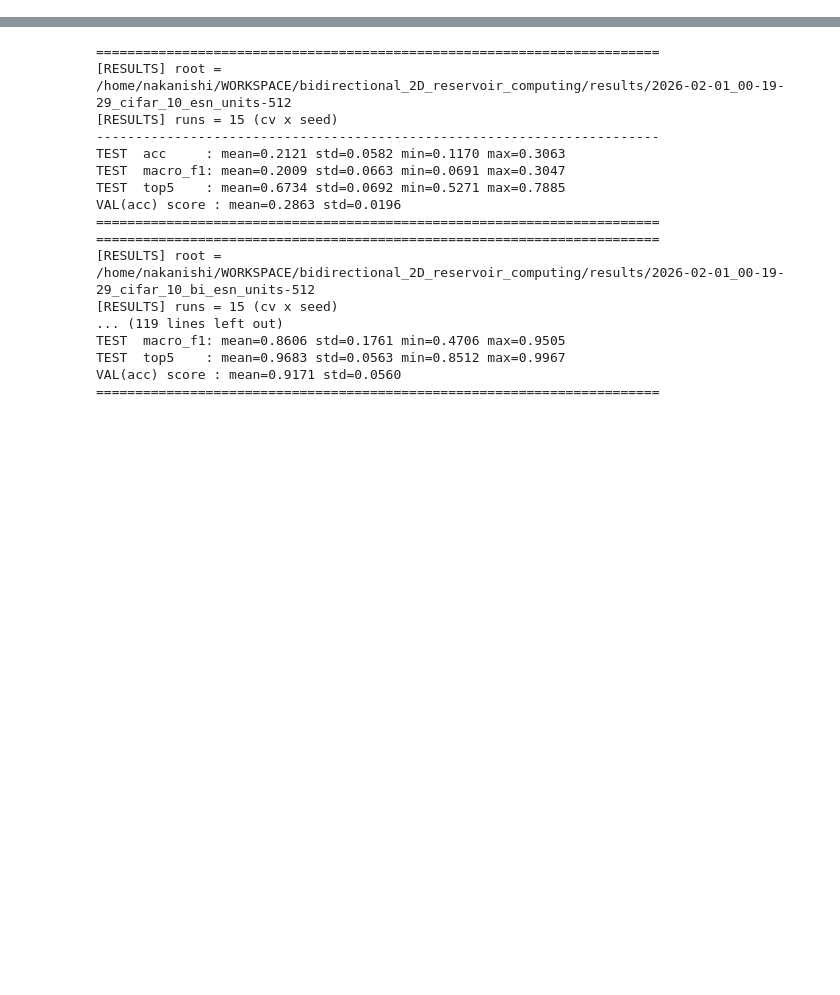
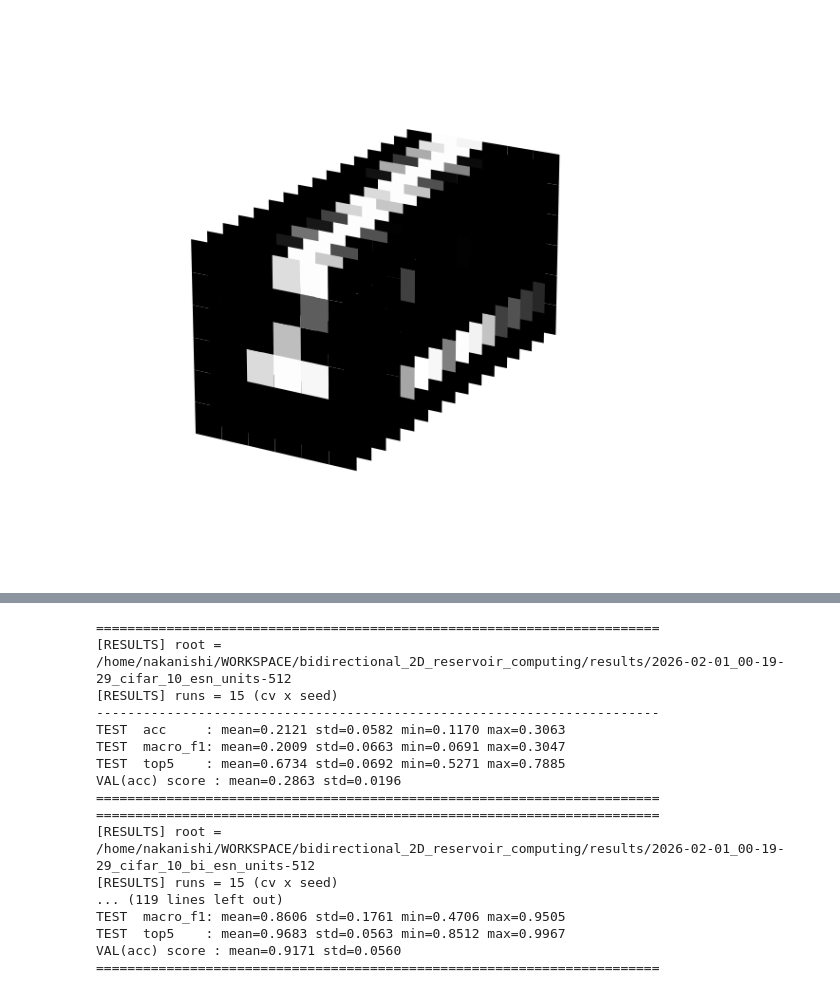
Before and after one commit to Tokunaga-LAB-Group/bidirectional_2d_reservoir_computing, a Jupyter notebook: notebooks/eval_classification.ipynb, the cells around one changed output, grey strips where cells are left out. Cells and saved outputs as stored; diff of their text form; code cells hidden in the pictures; blank space fills up the shorter version.

```diff
--- a/notebooks/eval_classification.ipynb
+++ b/notebooks/eval_classification.ipynb
@@ -0,0 +1,47 @@
+# %%
+import numpy as np
+import matplotlib.pyplot as plt
+import tensorflow as tf
+
+(x_train, _), _ = tf.keras.datasets.mnist.load_data()
+img = tf.cast(x_train[0], tf.float32) / 255.0          # (28,28)
+
+# 4x4 pix patch → (7,7,16)
+x = tf.nn.space_to_depth(img[None, :, :, None], block_size=4)[0]
+# x.shape == (7, 7, 16)
+
+
+vol = x.numpy()          # (7,7,16)
+H, W, C = vol.shape
+
+# 座標グリッド
+xs = np.arange(W)
+zs = np.arange(H)
+X, Z = np.meshgrid(xs, zs)
+
+fig = plt.figure(figsize=(6, 6))
+ax = fig.add_subplot(111, projection="3d")
+
+for c in range(C):
+    Y = np.full_like(X, c)   # 奥行き方向に積む
+    tex = vol[:, :, c]
+
+    ax.plot_surface(
+        X, Y, Z,
+        facecolors=plt.cm.gray(tex),
+        rstride=1, cstride=1,
+        shade=False,
+        linewidth=0
+    )
+
+ax.set_xlabel("x (width)")
+ax.set_ylabel("y (channel / depth)")
+ax.set_zlabel("z (height)")
+
+ax.set_box_aspect((W, C, H))
+ax.view_init(elev=20, azim=-60)
+ax.set_axis_off()
+
+plt.tight_layout()
+plt.show()
+# %% [output]
@@ -0,0 +55 @@
+[figure, added]
```
Also changed, not shown: parts of 2 cells of this notebook, 2 other files.
